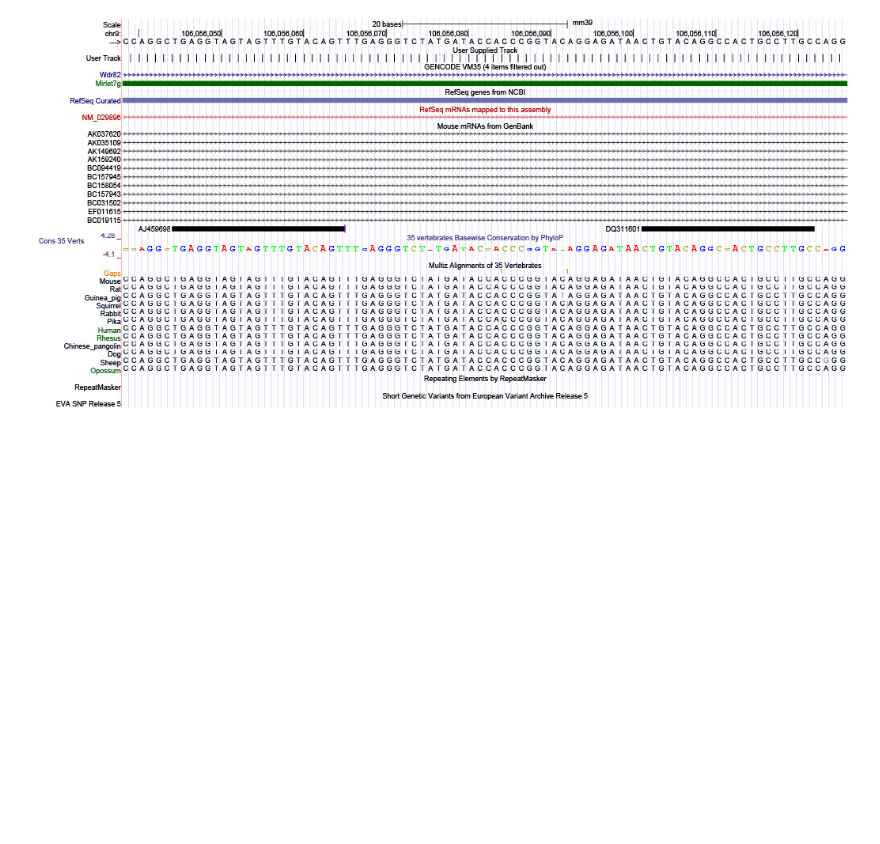
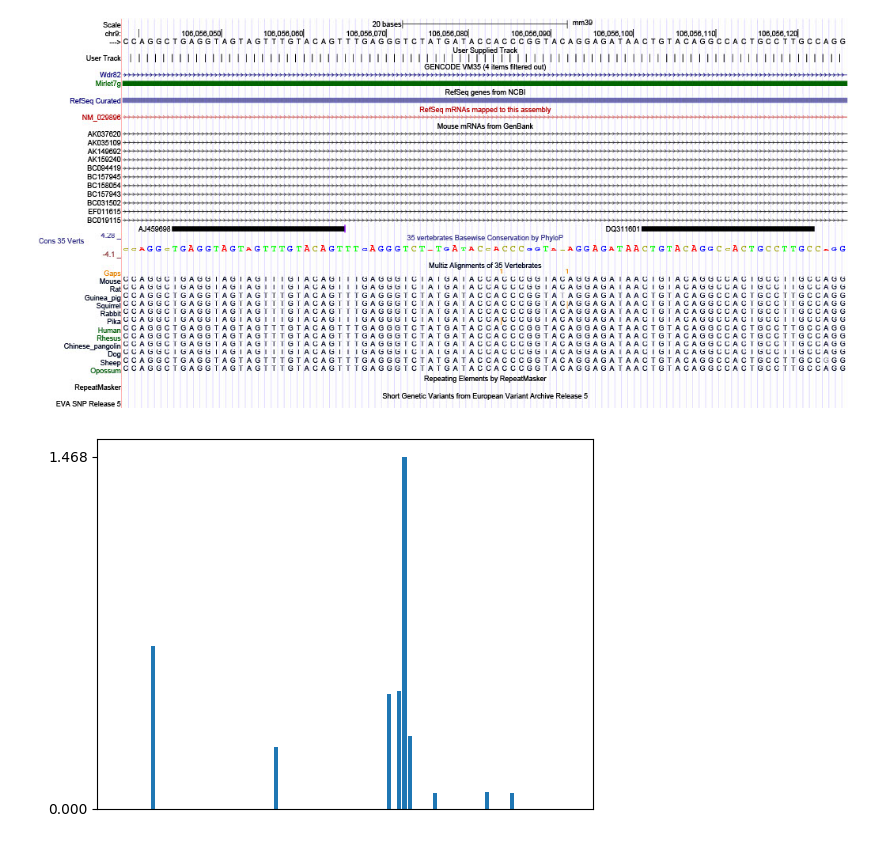
Before and after one commit to moobeom/SNU_bioinfo1, a Jupyter notebook: guided_mission/CoLab_TermProj_2024_3.ipynb, the cells around one changed output. Saved outputs shown, nothing was run; the diff lists cells and outputs as text; code cells hidden in the pictures; blank space fills up the shorter version.

Commit message:
Replicate Figure S2A: Shannon Entropy of Mirlet7g

```diff
--- a/guided_mission/CoLab_TermProj_2024_3.ipynb
+++ b/guided_mission/CoLab_TermProj_2024_3.ipynb
@@ -333,3 +335,12 @@ with open('res.txt', 'w') as f:
     print("chr9 {} {} {}".format(pos, pos, entropyDict[pos]), file=f, sep='\n')
 # %% [markdown]
 ![Mirlet7g.jpg](embedded-picture-1)
+# %%
+import matplotlib.pyplot as plt
+
+plt.bar(list(entropyDict.keys()), list(entropyDict.values()))
+plt.xticks([])
+plt.yticks([0, max(list(entropyDict.values()))])
+plt.show()
+# %% [output]
+[figure, added]
```
Also changed, not shown: parts of 3 cells of this notebook.
